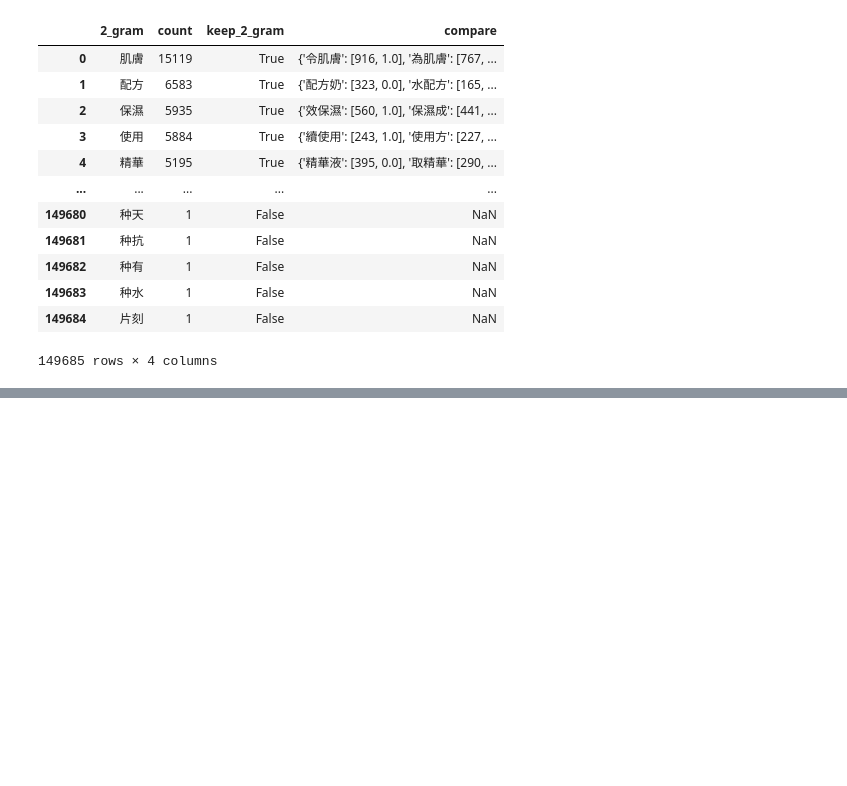
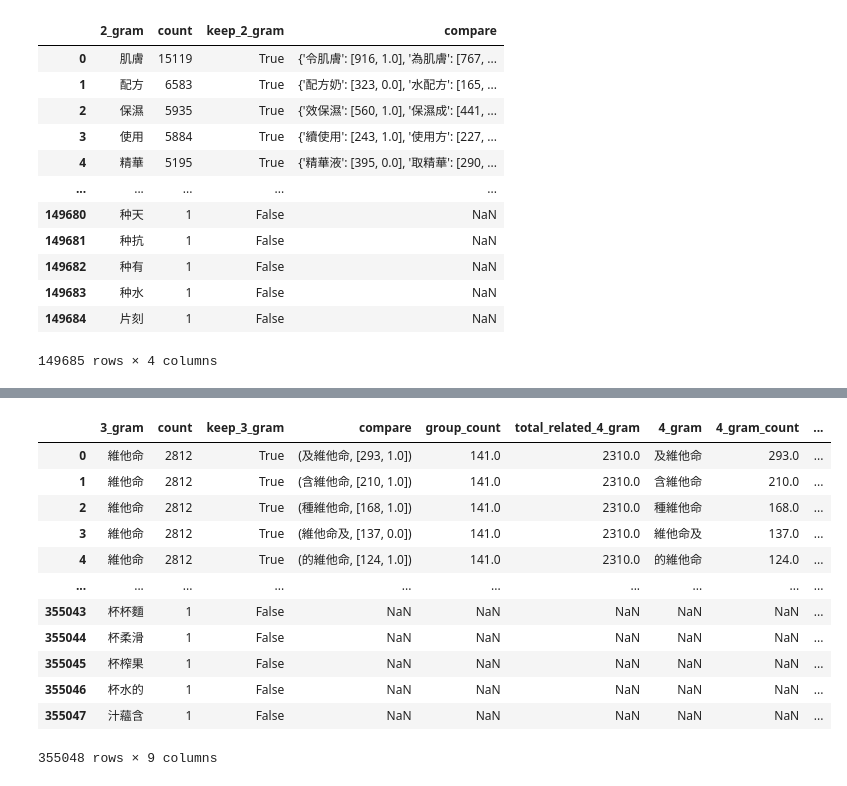
Before and after one commit to victor31ao/n_gram_and_hanlp, a Jupyter notebook: n_gram_df.ipynb, the cells around one changed output, grey strips where cells are left out. Saved outputs shown, nothing was run; the diff lists cells and outputs as text; code cells hidden in the pictures; blank space fills up the shorter version.

```diff
--- a/n_gram_df.ipynb
+++ b/n_gram_df.ipynb
@@ -641,0 +339,7 @@ final_df.iloc[:20]
+# %%
+tri_four_df = trigram_df.copy()
+
+count_threshold_3_gram = 150
+
+tri_four_df["keep_3_gram"] = tri_four_df["count"].map(lambda x: True if x > count_threshold_3_gram else False)
+tri_four_df
@@ -641,0 +360,2 @@ final_df.iloc[:20]
+# %%
+tri_four_df["compare"] = tri_four_df["3_gram"][tri_four_df["keep_3_gram"] == True].apply(lambda x: find_matches(x, fourgram_df))
@@ -641,0 +378,24 @@ final_df.iloc[:20]
+# %%
+tri_four_df["group_count"] = tri_four_df["compare"].apply(lambda x: len(x.items()) if isinstance(x, dict) else x)
+tri_four_df["total_related_4_gram"] = tri_four_df["compare"].apply(lambda x: np.array(list(x.values()))[:, 0].sum() if isinstance(x, dict) and len(x.values()) > 0 else x)
+tri_four_df["compare"] = tri_four_df["compare"].map(lambda x: x.items() if isinstance(x, dict) else x)
+# tri_four_df[~(tri_four_df["compare"].isna())]
+tri_four_df_expand = tri_four_df.explode("compare")  # .groupby("2_gram", as_index=False)  # .agg({"count": "sum"}).sort_values("count", ascending=False).reset_index(drop=True)
+tri_four_df_expand["4_gram"] = tri_four_df_expand["compare"].map(lambda x: x[0] if isinstance(x, tuple) else x)
+tri_four_df_expand["4_gram_count"] = tri_four_df_expand["compare"].map(lambda x: x[1][0] if isinstance(x, tuple) else x)
+tri_four_df_expand["4_gram_position"] = tri_four_df_expand["compare"].map(lambda x: x[1][1] if isinstance(x, tuple) else x)
+tri_four_df_expand.reset_index(drop=True)
+# %% [output]
+|  | 3_gram | count | keep_3_gram | compare | group_count | total_related_4_gram | 4_gram | 4_gram_count | ... |
+| 0 | 維他命 | 2812 | True | (及維他命, [293, 1.0]) | 141.0 | 2310.0 | 及維他命 | 293.0 | ... |
+| 1 | 維他命 | 2812 | True | (含維他命, [210, 1.0]) | 141.0 | 2310.0 | 含維他命 | 210.0 | ... |
+| 2 | 維他命 | 2812 | True | (種維他命, [168, 1.0]) | 141.0 | 2310.0 | 種維他命 | 168.0 | ... |
+| 3 | 維他命 | 2812 | True | (維他命及, [137, 0.0]) | 141.0 | 2310.0 | 維他命及 | 137.0 | ... |
+| 4 | 維他命 | 2812 | True | (的維他命, [124, 1.0]) | 141.0 | 2310.0 | 的維他命 | 124.0 | ... |
+| ... | ... | ... | ... | ... | ... | ... | ... | ... | ... |
+| 355043 | 杯杯麵 | 1 | False | NaN | NaN | NaN | NaN | NaN | ... |
+| 355044 | 杯柔滑 | 1 | False | NaN | NaN | NaN | NaN | NaN | ... |
+| 355045 | 杯榨果 | 1 | False | NaN | NaN | NaN | NaN | NaN | ... |
+| 355046 | 杯水的 | 1 | False | NaN | NaN | NaN | NaN | NaN | ... |
+| 355047 | 汁蘊含 | 1 | False | NaN | NaN | NaN | NaN | NaN | ... |
+355048 rows × 9 columns
```
Also changed, not shown: parts of 50 cells of this notebook.
